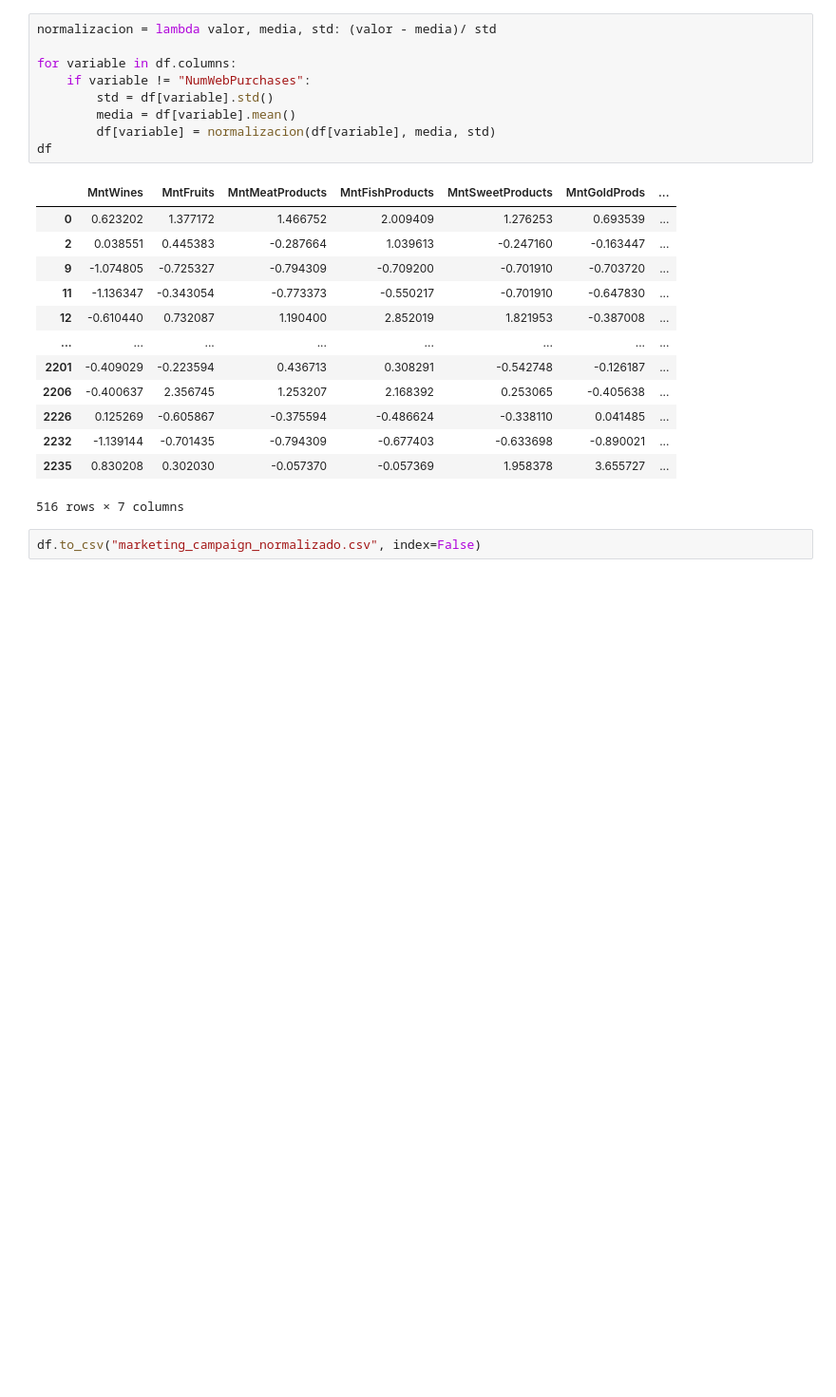
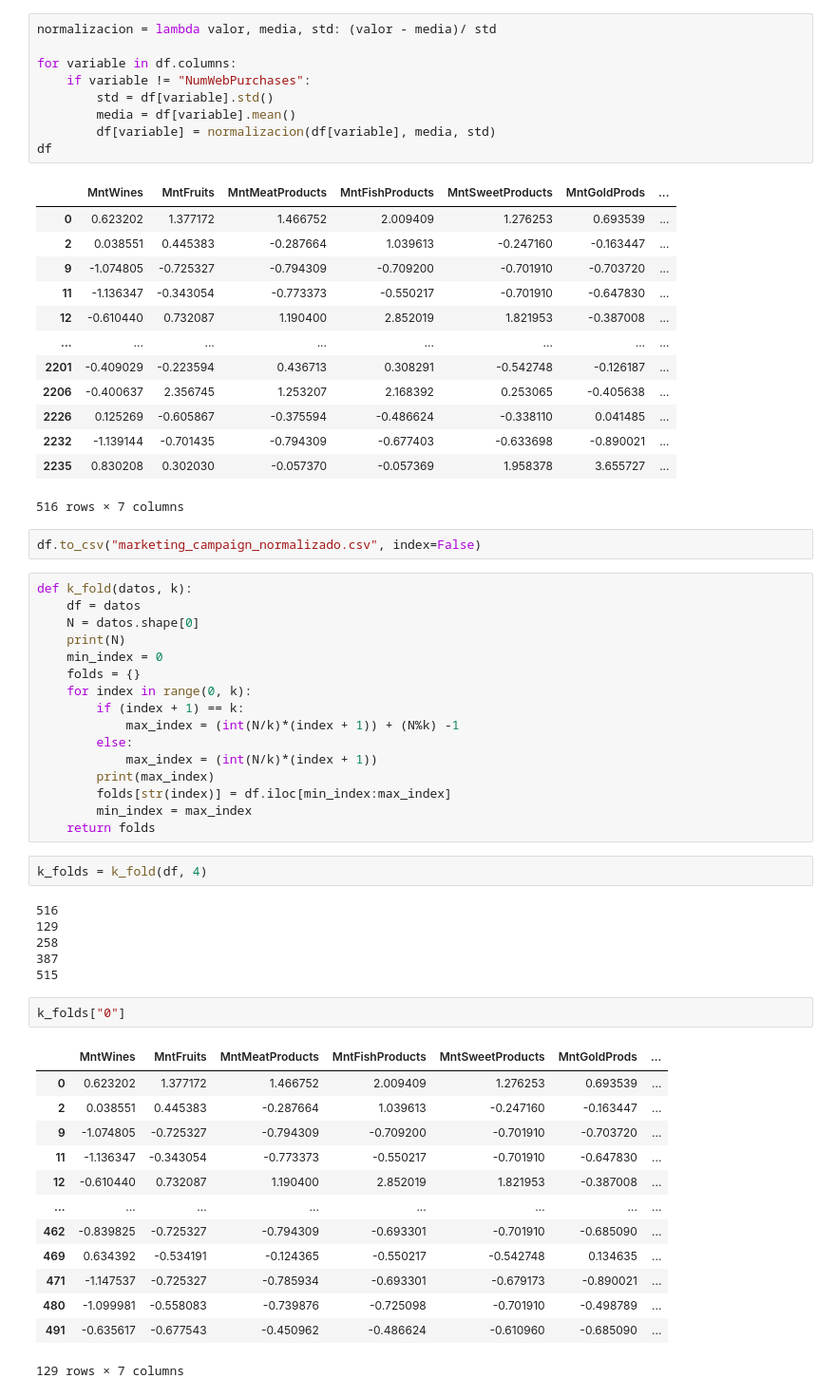
Before and after one commit to jpnahuelpan/IA-2021, a Jupyter notebook: main.ipynb, the cells around one changed output. Shown: that part at 95% size. Cells and saved outputs as stored; diff of their text form; blank space fills up the shorter version.

Commit message:
creando k_fold básico

```diff
--- a/main.ipynb
+++ b/main.ipynb
@@ -186,3 +186,43 @@ df
 516 rows × 7 columns
 # %%
 df.to_csv("marketing_campaign_normalizado.csv", index=False)
+# %%
+def k_fold(datos, k):
+    df = datos
+    N = datos.shape[0]
+    print(N)
+    min_index = 0
+    folds = {}
+    for index in range(0, k):
+        if (index + 1) == k:
+            max_index = (int(N/k)*(index + 1)) + (N%k) -1
+        else:
+            max_index = (int(N/k)*(index + 1))
+        print(max_index)
+        folds[str(index)] = df.iloc[min_index:max_index]
+        min_index = max_index
+    return folds
+# %%
+k_folds = k_fold(df, 4)
+# %% [output]
+516
+129
+258
+387
+515
+# %%
+k_folds["0"]
+# %% [output]
+|  | MntWines | MntFruits | MntMeatProducts | MntFishProducts | MntSweetProducts | MntGoldProds | ... |
+| 0 | 0.623202 | 1.377172 | 1.466752 | 2.009409 | 1.276253 | 0.693539 | ... |
+| 2 | 0.038551 | 0.445383 | -0.287664 | 1.039613 | -0.247160 | -0.163447 | ... |
+| 9 | -1.074805 | -0.725327 | -0.794309 | -0.709200 | -0.701910 | -0.703720 | ... |
+| 11 | -1.136347 | -0.343054 | -0.773373 | -0.550217 | -0.701910 | -0.647830 | ... |
+| 12 | -0.610440 | 0.732087 | 1.190400 | 2.852019 | 1.821953 | -0.387008 | ... |
+| ... | ... | ... | ... | ... | ... | ... | ... |
+| 462 | -0.839825 | -0.725327 | -0.794309 | -0.693301 | -0.701910 | -0.685090 | ... |
+| 469 | 0.634392 | -0.534191 | -0.124365 | -0.550217 | -0.542748 | 0.134635 | ... |
+| 471 | -1.147537 | -0.725327 | -0.785934 | -0.693301 | -0.679173 | -0.890021 | ... |
+| 480 | -1.099981 | -0.558083 | -0.739876 | -0.725098 | -0.701910 | -0.498789 | ... |
+| 491 | -0.635617 | -0.677543 | -0.450962 | -0.486624 | -0.610960 | -0.685090 | ... |
+129 rows × 7 columns
```
